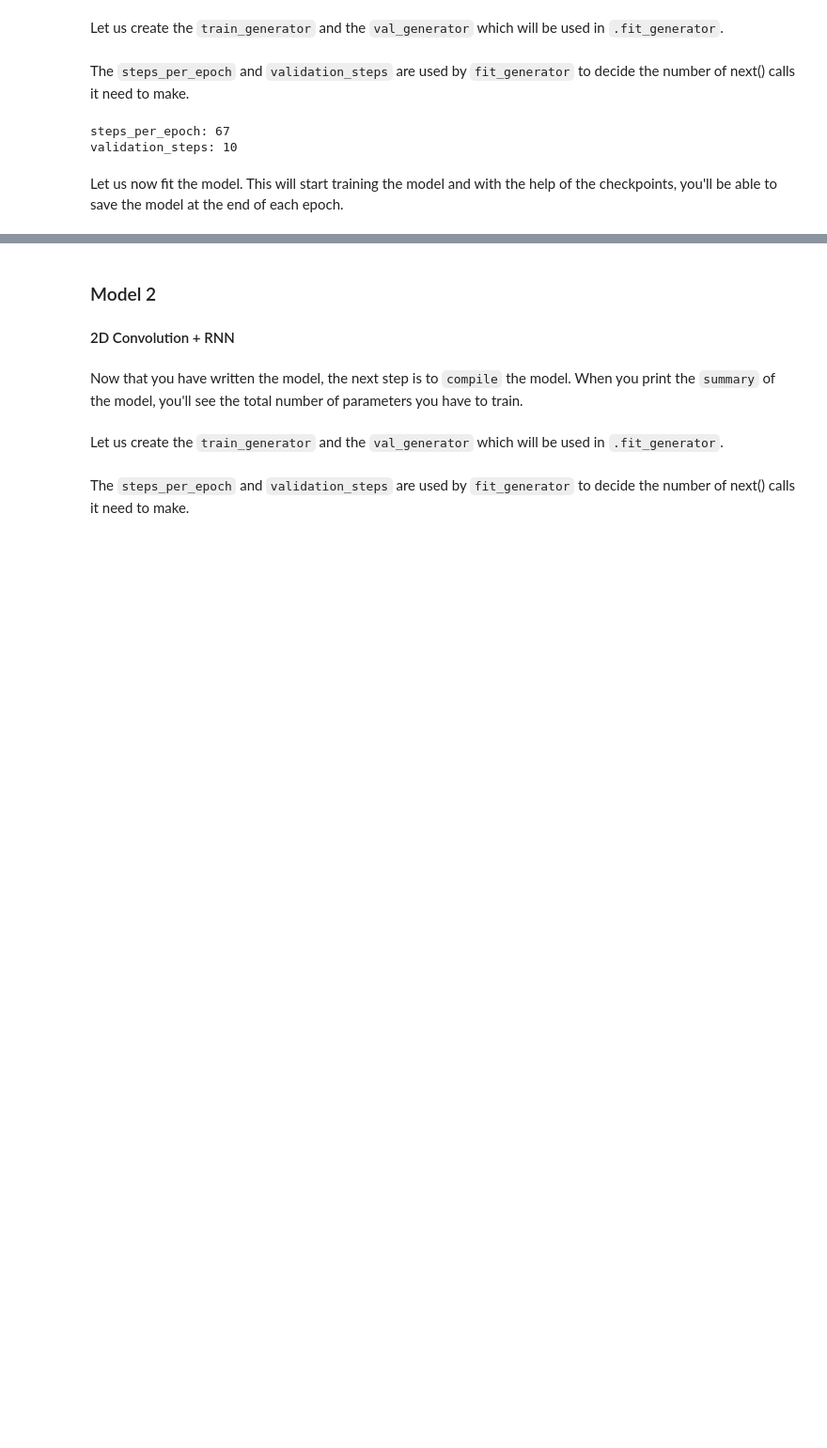
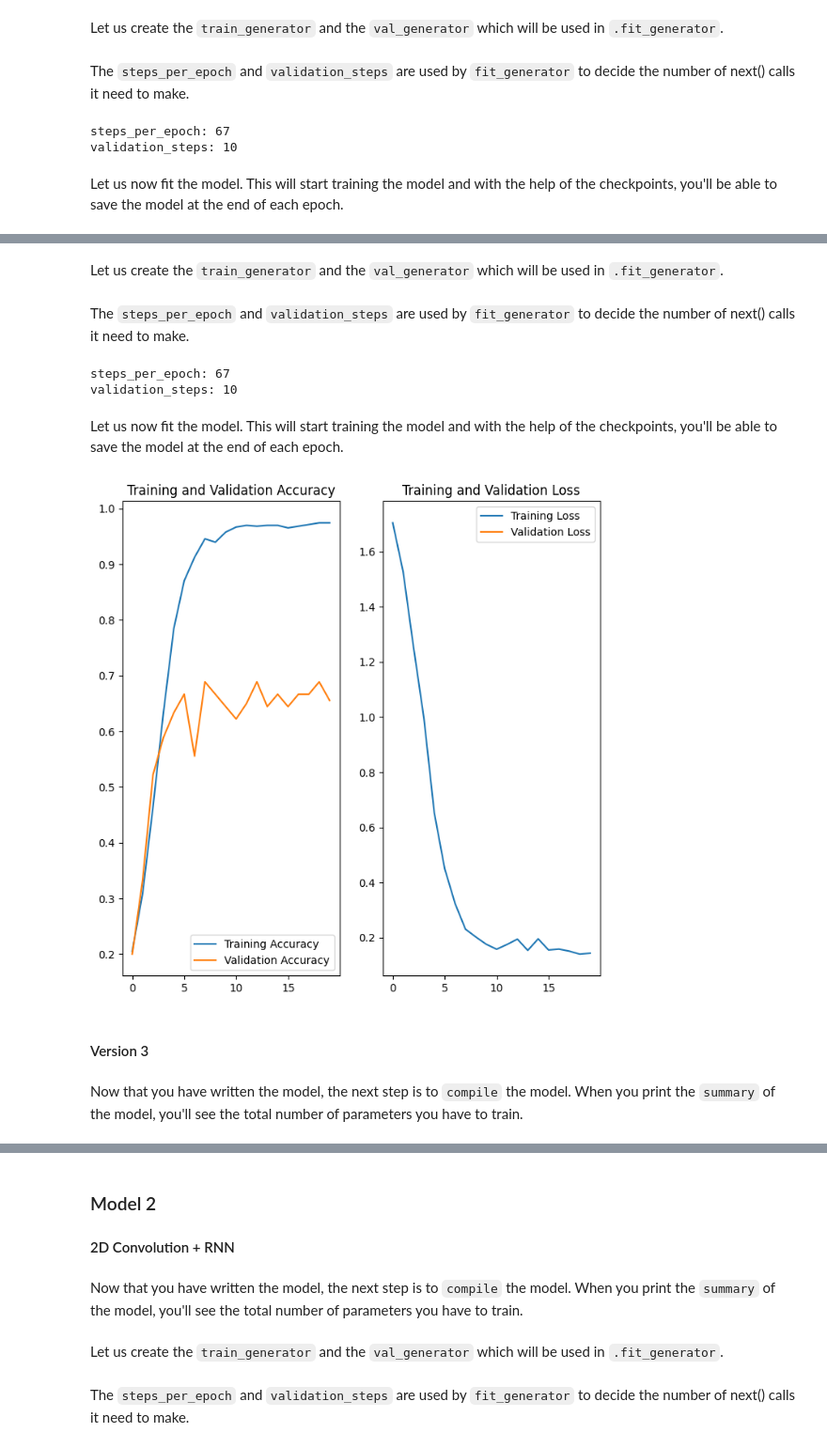
Before and after one commit to aswinjshaji2/gesture_recognition_case_study, a Jupyter notebook: Neural_Nets_Project_Starter_Code.ipynb, the cells around one changed output, grey strips where cells are left out. Shown: that part at 94% size. Saved outputs shown, nothing was run; the diff lists cells and outputs as text; code cells hidden in the pictures; blank space fills up the shorter version.

```diff
--- a/Neural_Nets_Project_Starter_Code.ipynb
+++ b/Neural_Nets_Project_Starter_Code.ipynb
@@ -261,0 +357,5 @@ KeyboardInterrupt:
+# %% [markdown]
+Let us create the `train_generator` and the `val_generator` which will be used in `.fit_generator`.
+# %%
+train_generator = generator(train_path, train_doc, batch_size)
+val_generator = generator(val_path, val_doc, batch_size)
@@ -261,0 +374,53 @@ KeyboardInterrupt:
+# %% [markdown]
+The `steps_per_epoch` and `validation_steps` are used by `fit_generator` to decide the number of next() calls it need to make.
+# %%
+if (num_train_sequences%batch_size) == 0:
+    steps_per_epoch = int(num_train_sequences/batch_size)
+else:
+    steps_per_epoch = (num_train_sequences//batch_size) + 1
+
+if (num_val_sequences%batch_size) == 0:
+    validation_steps = int(num_val_sequences/batch_size)
+else:
+    validation_steps = (num_val_sequences//batch_size) + 1
+
+print(f'steps_per_epoch: {steps_per_epoch}')
+print(f'validation_steps: {validation_steps}')
+# %% [output]
+steps_per_epoch: 67
+validation_steps: 10
+# %% [markdown]
+Let us now fit the model. This will start training the model and with the help of the checkpoints, you'll be able to save the model at the end of each epoch.
+# %%
+num_epochs = 20
+print ('# epochs =', num_epochs)
+print("Num GPUs Available: ", len(tf.config.list_physical_devices('GPU')))
+history = model.fit(x=train_generator, steps_per_epoch=steps_per_epoch, epochs=num_epochs, verbose=1,
+                    callbacks=callbacks_list, validation_data=val_generator,
+                    validation_steps=validation_steps, class_weight=None, initial_epoch=0)
+# %%
+acc = history.history['categorical_accuracy']
+val_acc = history.history['val_categorical_accuracy']
+
+loss = history.history['loss']
+val_loss = history.history['val_loss']
+
+epochs_range = range(num_epochs)
+
+plt.figure(figsize=(8, 8))
+plt.subplot(1, 2, 1)
+plt.plot(epochs_range, acc, label='Training Accuracy')
+plt.plot(epochs_range, val_acc, label='Validation Accuracy')
+plt.legend(loc='lower right')
+plt.title('Training and Validation Accuracy')
+
+plt.subplot(1, 2, 2)
+plt.plot(epochs_range, loss, label='Training Loss')
+plt.plot(epochs_range, val_loss, label='Validation Loss')
+plt.legend(loc='upper right')
+plt.title('Training and Validation Loss')
+plt.show()
+# %% [output]
+[figure, added]
+# %% [markdown]
+#### Version 3
@@ -261,0 +439,2 @@ KeyboardInterrupt:
+# %% [markdown]
+Now that you have written the model, the next step is to `compile` the model. When you print the `summary` of the model, you'll see the total number of parameters you have to train.
```
Also changed, not shown: parts of 96 cells of this notebook.
